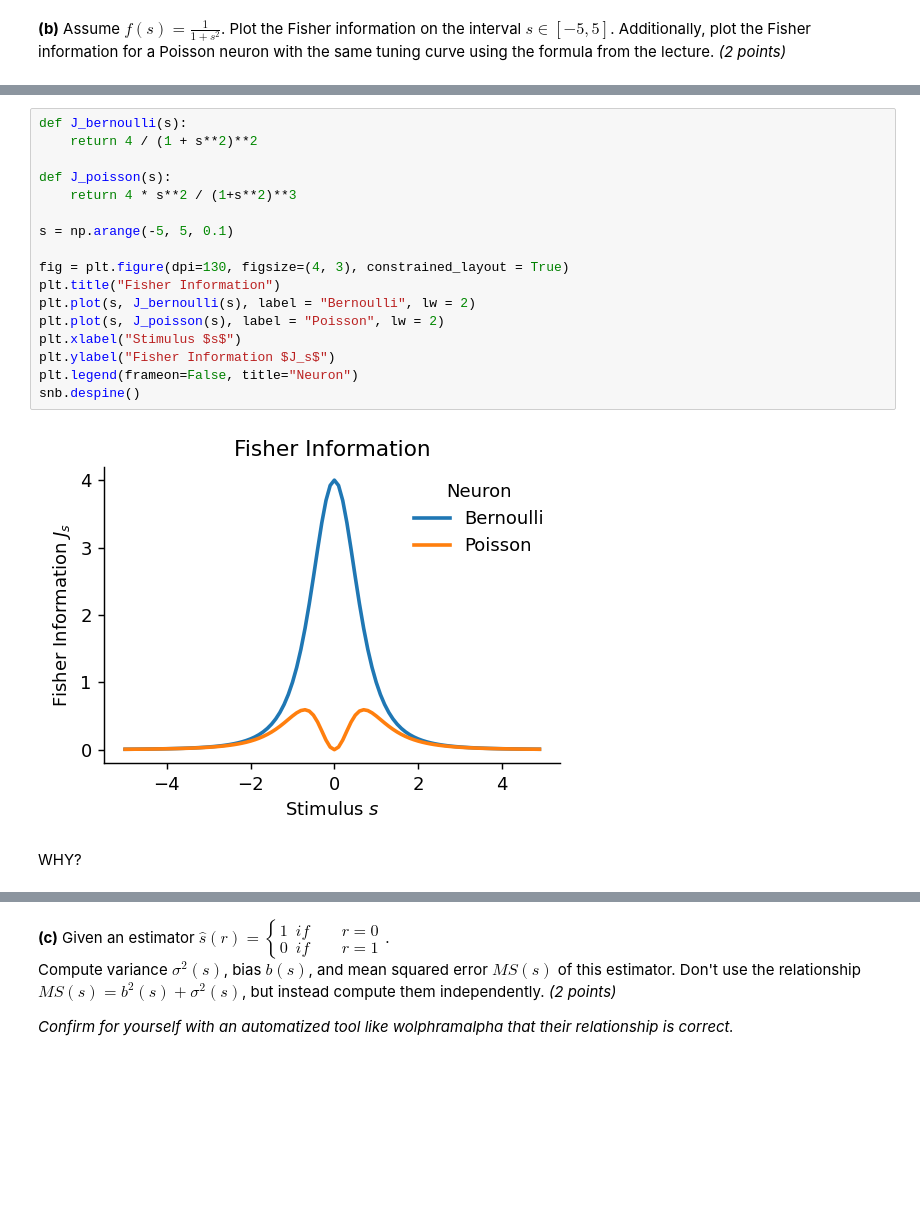
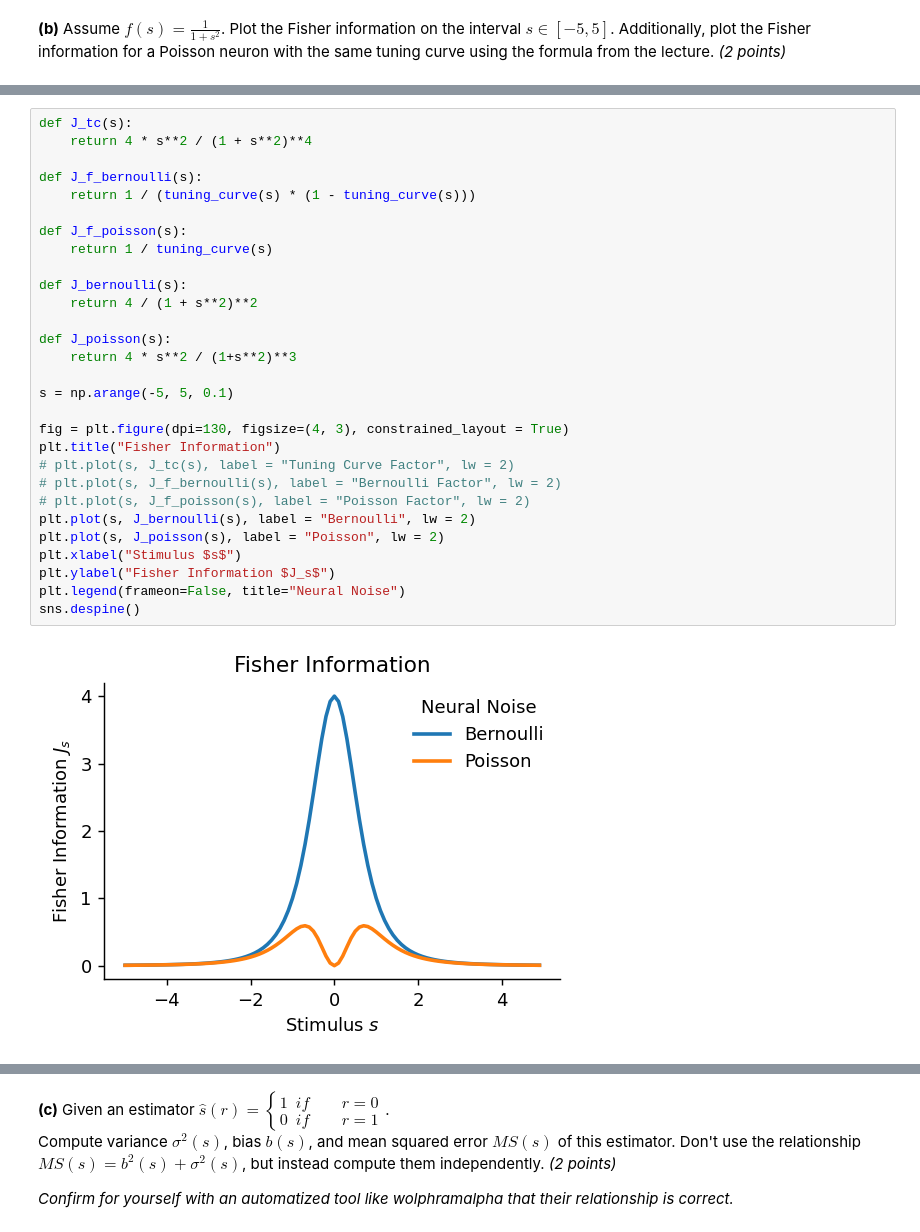
Before and after one commit to iakioh/neural_coding, a Jupyter notebook: Exercise 4/KaiRothe_KarimZaghw_Homework4.ipynb, the cells around one changed output, grey strips where cells are left out. Drawn from its saved outputs; the diff is of its cells as text; blank space fills up the shorter version.

```diff
--- a/Exercise 4/KaiRothe_KarimZaghw_Homework4.ipynb
+++ b/Exercise 4/KaiRothe_KarimZaghw_Homework4.ipynb
@@ -66,21 +101,31 @@ snb.despine()
 # %%
+def J_tc(s):
+    return 4 * s**2 / (1 + s**2)**4
+
+def J_f_bernoulli(s):
+    return 1 / (tuning_curve(s) * (1 - tuning_curve(s)))
+
+def J_f_poisson(s):
+    return 1 / tuning_curve(s)
+
 def J_bernoulli(s):
     return 4 / (1 + s**2)**2
 
 def J_poisson(s):
     return 4 * s**2 / (1+s**2)**3
 
 s = np.arange(-5, 5, 0.1)
 
 fig = plt.figure(dpi=130, figsize=(4, 3), constrained_layout = True)
 plt.title("Fisher Information")
+# plt.plot(s, J_tc(s), label = "Tuning Curve Factor", lw = 2)
+# plt.plot(s, J_f_bernoulli(s), label = "Bernoulli Factor", lw = 2)
+# plt.plot(s, J_f_poisson(s), label = "Poisson Factor", lw = 2)
 plt.plot(s, J_bernoulli(s), label = "Bernoulli", lw = 2)
 plt.plot(s, J_poisson(s), label = "Poisson", lw = 2)
 plt.xlabel("Stimulus $s$")
 plt.ylabel("Fisher Information $J_s$")
-plt.legend(frameon=False, title="Neuron")
-snb.despine()
+plt.legend(frameon=False, title="Neural Noise")
+sns.despine()
 # %% [output]
-[figure, old version]
+[figure, new version]
-# %% [markdown]
-WHY?
```
Also changed, not shown: parts of 24 cells of this notebook.
